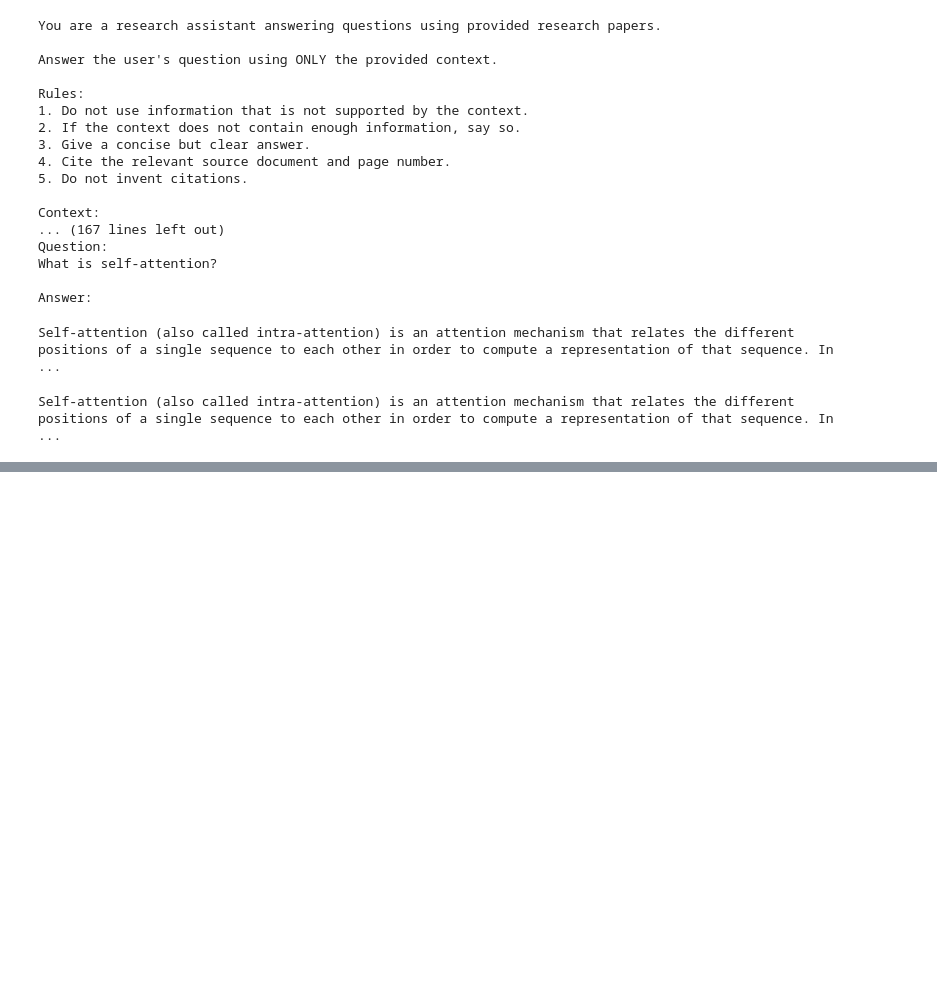
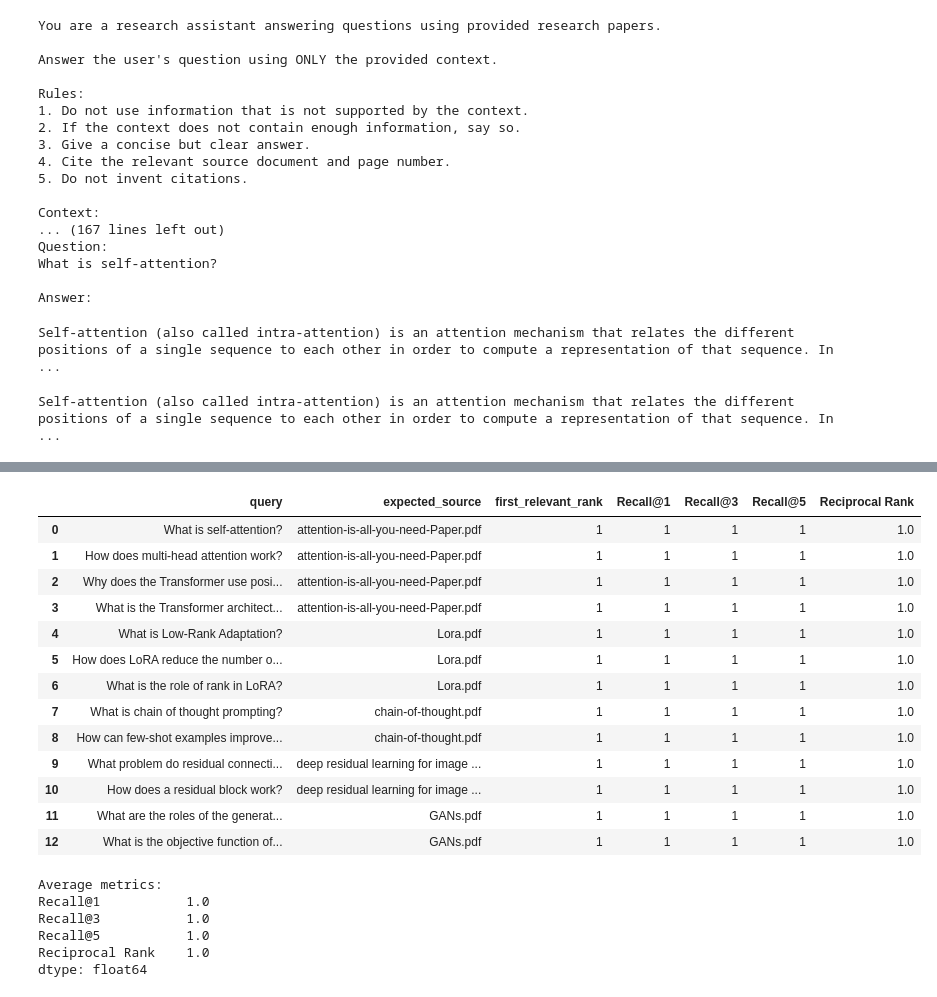
Before and after one commit to sanskar407/ResearchRAG, a Jupyter notebook: notebooks/03_vector_retrieval.ipynb, the cells around one changed output, grey strips where cells are left out. Cells and saved outputs as stored; diff of their text form; code cells hidden in the pictures; blank space fills up the shorter version.

```diff
--- a/notebooks/03_vector_retrieval.ipynb
+++ b/notebooks/03_vector_retrieval.ipynb
@@ -1091,0 +1193,67 @@ Self‑attention (also called intra‑attention) is an attention mechanism that
+# %%
+import pandas as pd
+
+rows = []
+
+for item in evaluation_results:
+    expected_source = item["expected_source"]
+    results = item["results"]
+
+    relevant_ranks = [
+        rank
+        for rank, result in enumerate(results, start=1)
+        if result["source"] == expected_source
+    ]
+
+    first_relevant_rank = (
+        relevant_ranks[0] if relevant_ranks else None
+    )
+
+    rows.append({
+        "query": item["query"],
+        "expected_source": expected_source,
+        "first_relevant_rank": first_relevant_rank,
+        "Recall@1": int(first_relevant_rank is not None
+                        and first_relevant_rank <= 1),
+        "Recall@3": int(first_relevant_rank is not None
+                        and first_relevant_rank <= 3),
+        "Recall@5": int(first_relevant_rank is not None
+                        and first_relevant_rank <= 5),
+        "Reciprocal Rank": (
+            1 / first_relevant_rank
+            if first_relevant_rank is not None
+            else 0.0
+        ),
+    })
+
+evaluation_df = pd.DataFrame(rows)
+
+display(evaluation_df)
+
+print("\nAverage metrics:")
+print(
+    evaluation_df[
+        ["Recall@1", "Recall@3", "Recall@5", "Reciprocal Rank"]
+    ].mean().round(3)
+)
+# %% [output]
+|  | query | expected_source | first_relevant_rank | Recall@1 | Recall@3 | Recall@5 | Reciprocal Rank |
+| 0 | What is self-attention? | attention-is-all-you-need-Paper.pdf | 1 | 1 | 1 | 1 | 1.0 |
+| 1 | How does multi-head attention work? | attention-is-all-you-need-Paper.pdf | 1 | 1 | 1 | 1 | 1.0 |
+| 2 | Why does the Transformer use posi... | attention-is-all-you-need-Paper.pdf | 1 | 1 | 1 | 1 | 1.0 |
+| 3 | What is the Transformer architect... | attention-is-all-you-need-Paper.pdf | 1 | 1 | 1 | 1 | 1.0 |
+| 4 | What is Low-Rank Adaptation? | Lora.pdf | 1 | 1 | 1 | 1 | 1.0 |
+| 5 | How does LoRA reduce the number o... | Lora.pdf | 1 | 1 | 1 | 1 | 1.0 |
+| 6 | What is the role of rank in LoRA? | Lora.pdf | 1 | 1 | 1 | 1 | 1.0 |
+| 7 | What is chain of thought prompting? | chain-of-thought.pdf | 1 | 1 | 1 | 1 | 1.0 |
+| 8 | How can few-shot examples improve... | chain-of-thought.pdf | 1 | 1 | 1 | 1 | 1.0 |
+| 9 | What problem do residual connecti... | deep residual learning for image ... | 1 | 1 | 1 | 1 | 1.0 |
+| 10 | How does a residual block work? | deep residual learning for image ... | 1 | 1 | 1 | 1 | 1.0 |
+| 11 | What are the roles of the generat... | GANs.pdf | 1 | 1 | 1 | 1 | 1.0 |
+| 12 | What is the objective function of... | GANs.pdf | 1 | 1 | 1 | 1 | 1.0 |
+Average metrics:
+Recall@1           1.0
+Recall@3           1.0
+Recall@5           1.0
+Reciprocal Rank    1.0
+dtype: float64
```
Also changed, not shown: parts of 15 cells of this notebook.
